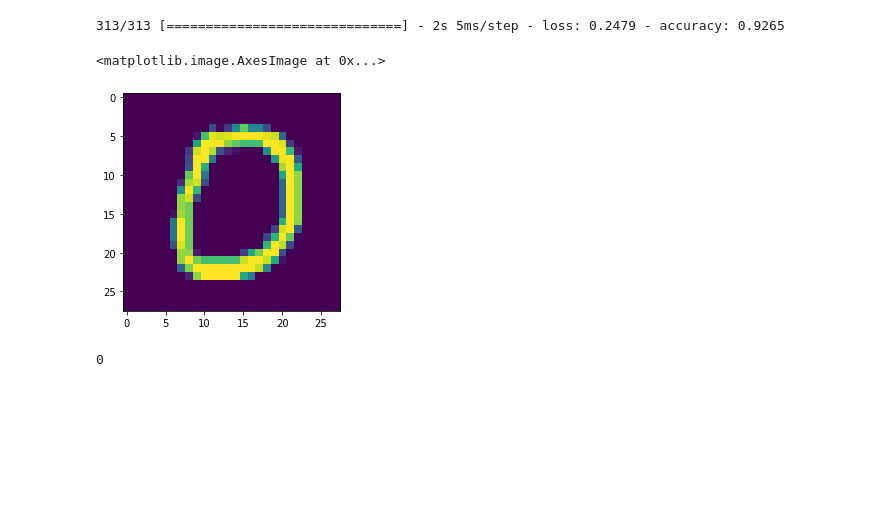
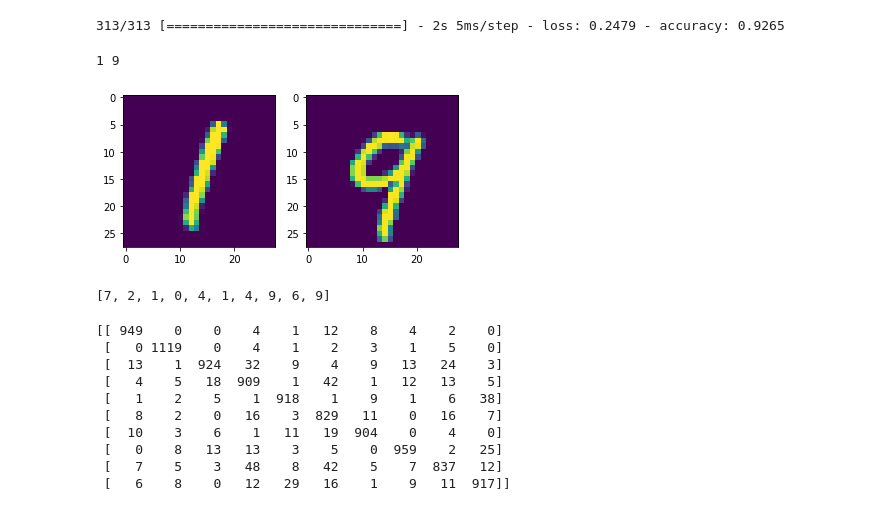
Before and after one commit to souvik0306/MNIST-Digit-Classification, a Jupyter notebook: mnist.ipynb, the cells around one changed output. Saved outputs shown, nothing was run; the diff lists cells and outputs as text; code cells hidden in the pictures; blank space fills up the shorter version.

```diff
--- a/mnist.ipynb
+++ b/mnist.ipynb
@@ -69,12 +69,14 @@ Epoch 30/30
 loss,metrics = model.evaluate(X_test,Y_test)
 # %% [output]
 313/313 [==============================] - 2s 5ms/step - loss: 0.2479 - accuracy: 0.9265
-# %%
-plt.imshow(X_test[10])
-# %% [output]
-<matplotlib.image.AxesImage at 0x...>
-[figure, removed]
-# %%
-print(Y_test[10])
-# %% [output]
-0
+# %%
+plt.subplot(1,2,1)
+img = Image.fromarray(X_test[5])
+plt.imshow(img)
+plt.subplot(1,2,2)
+img = Image.fromarray(X_test[12])
+plt.imshow(img)
+print(Y_test[5],Y_test[12])
+# %% [output]
+1 9
+[figure, added]
@@ -80,0 +87,19 @@ print(Y_test[10])
+# %%
+Y_arg_max_list[0:10]
+# %% [output]
+[7, 2, 1, 0, 4, 1, 4, 9, 6, 9]
+# %%
+from sklearn.metrics import confusion_matrix
+cnf_matrix = confusion_matrix(Y_test,Y_arg_max_list)
+print(cnf_matrix)
+# %% [output]
+[[ 949    0    0    4    1   12    8    4    2    0]
+ [   0 1119    0    4    1    2    3    1    5    0]
+ [  13    1  924   32    9    4    9   13   24    3]
+ [   4    5   18  909    1   42    1   12   13    5]
+ [   1    2    5    1  918    1    9    1    6   38]
+ [   8    2    0   16    3  829   11    0   16    7]
+ [  10    3    6    1   11   19  904    0    4    0]
+ [   0    8   13   13    3    5    0  959    2   25]
+ [   7    5    3   48    8   42    5    7  837   12]
+ [   6    8    0   12   29   16    1    9   11  917]]
```
Also changed, not shown: parts of 3 cells of this notebook.
